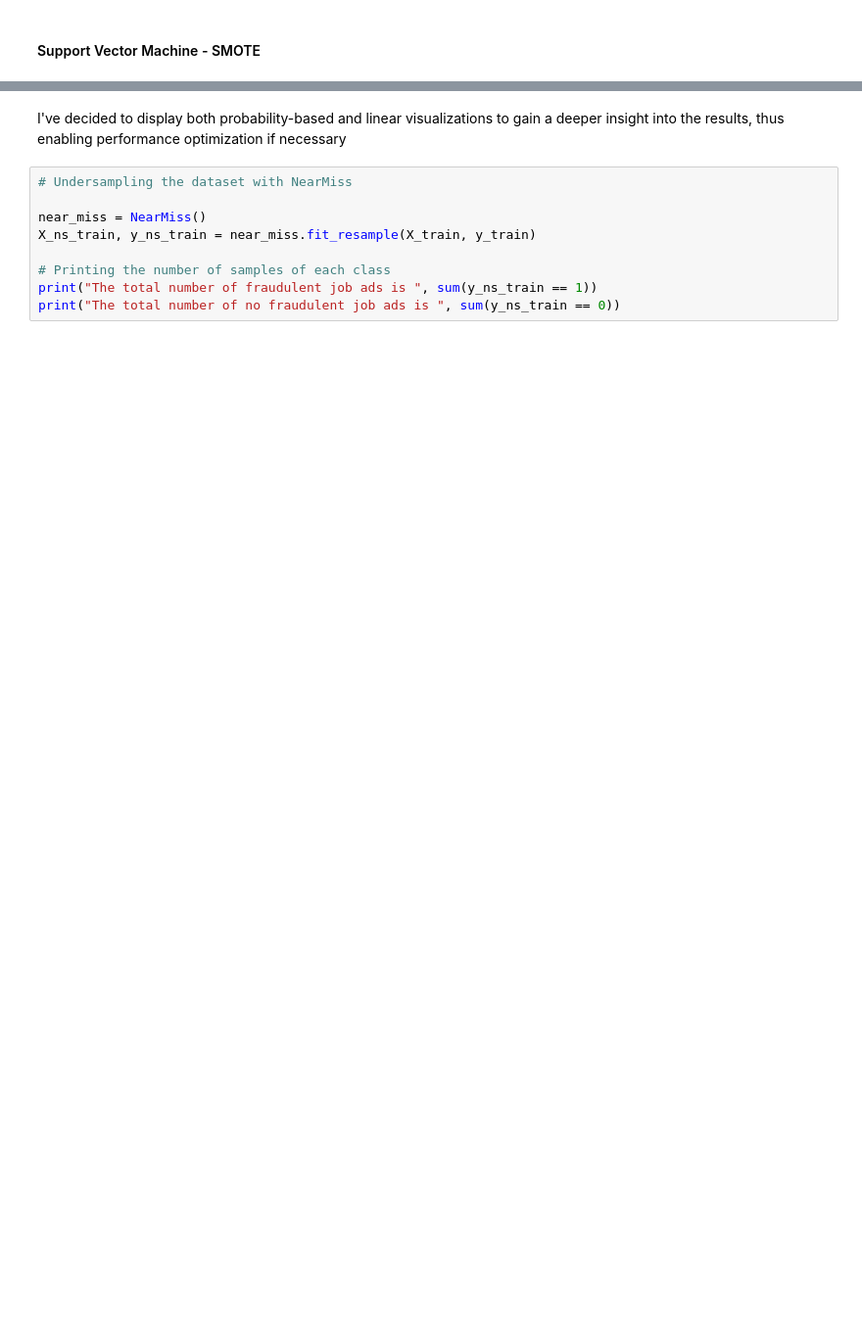
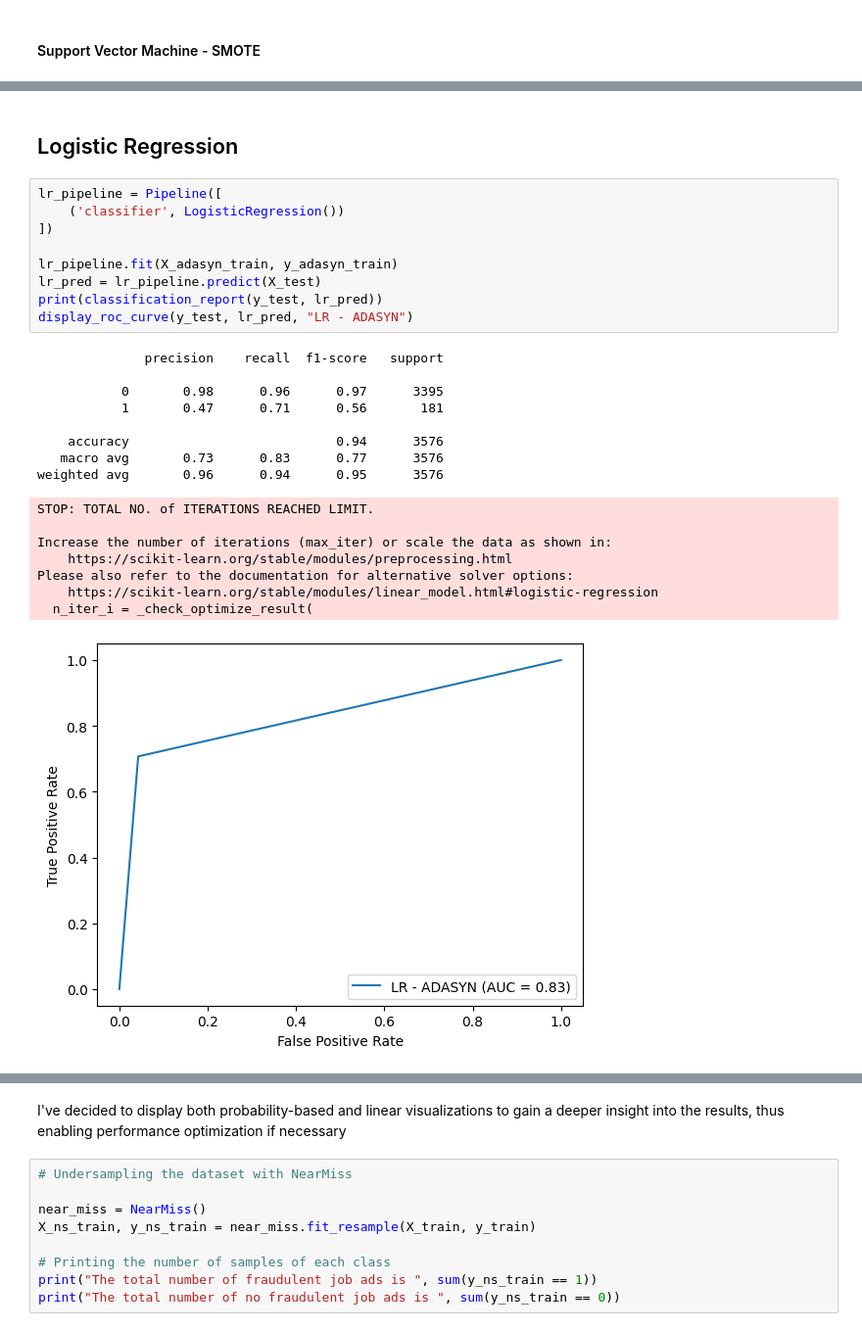
Before and after one commit to Keiraahn/TextMining_Project_retake, a Jupyter notebook: Code_Mehdi.ipynb, the cells around one changed output, grey strips where cells are left out. Shown at 98% size. Drawn from its saved outputs; the diff is of its cells as text; blank space fills up the shorter version.

```diff
--- a/Code_Mehdi.ipynb
+++ b/Code_Mehdi.ipynb
@@ -480,0 +552,28 @@ weighted avg       0.96      0.95      0.95      3576
+# %% [markdown]
+## Logistic Regression
+# %%
+lr_pipeline = Pipeline([
+    ('classifier', LogisticRegression())
+])
+
+lr_pipeline.fit(X_adasyn_train, y_adasyn_train)
+lr_pred = lr_pipeline.predict(X_test)
+print(classification_report(y_test, lr_pred))
+display_roc_curve(y_test, lr_pred, "LR - ADASYN")
+# %% [output]
+              precision    recall  f1-score   support
+
+           0       0.98      0.96      0.97      3395
+           1       0.47      0.71      0.56       181
+
+    accuracy                           0.94      3576
+   macro avg       0.73      0.83      0.77      3576
+weighted avg       0.96      0.94      0.95      3576
+STOP: TOTAL NO. of ITERATIONS REACHED LIMIT.
+
+Increase the number of iterations (max_iter) or scale the data as shown in:
+    https://scikit-learn.org/stable/modules/preprocessing.html
+Please also refer to the documentation for alternative solver options:
+    https://scikit-learn.org/stable/modules/linear_model.html#logistic-regression
+  n_iter_i = _check_optimize_result(
+[figure, added]
```
Also changed, not shown: parts of 38 cells of this notebook, 4 other files.
